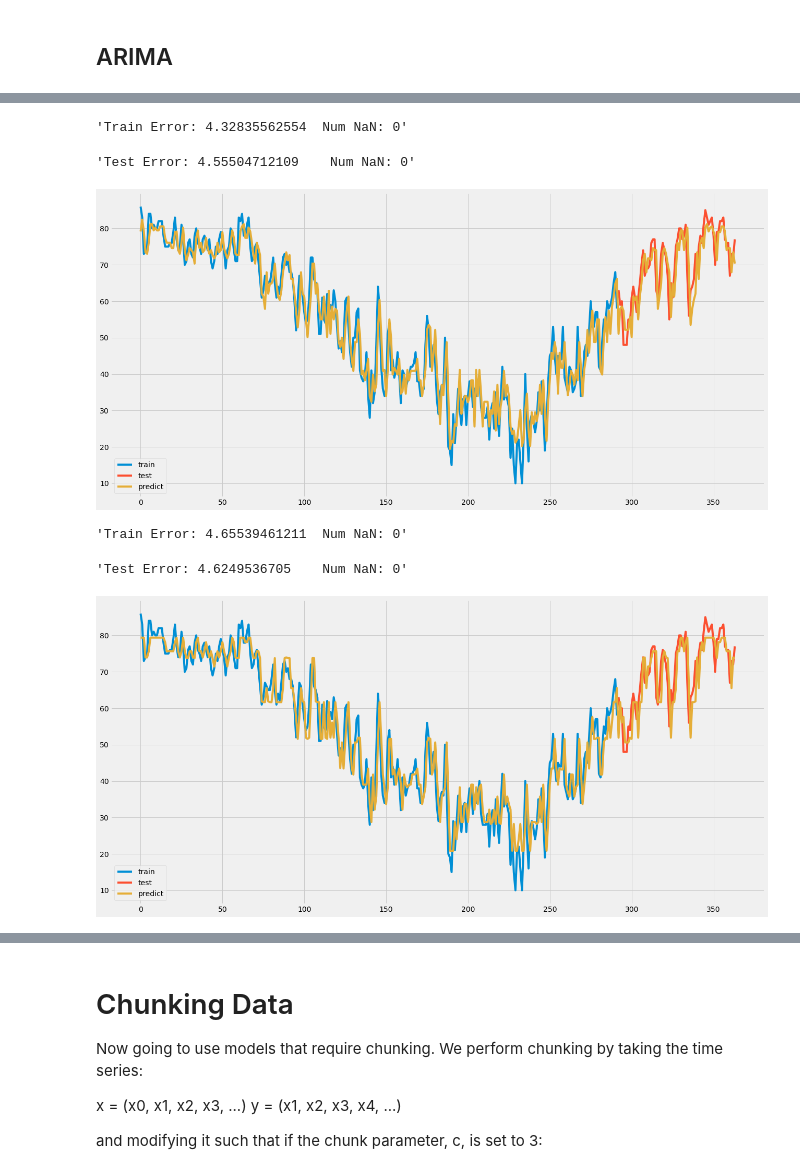
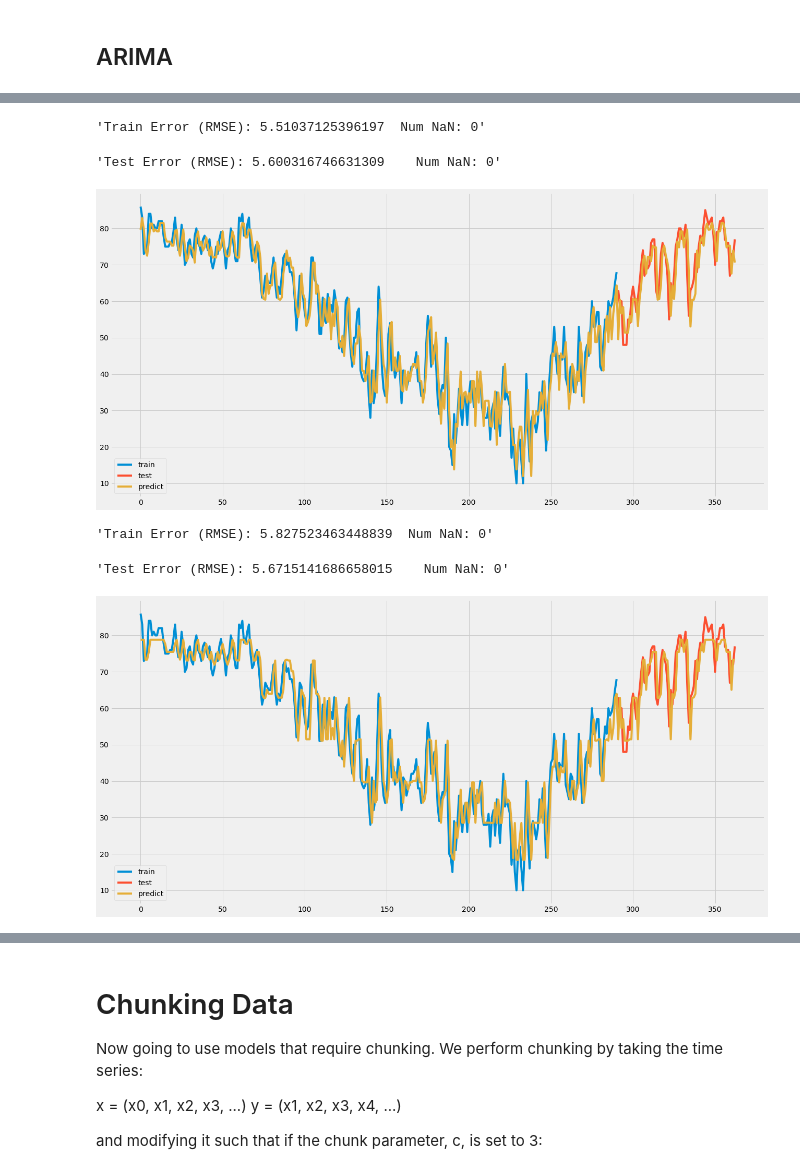
Before and after one commit to fdabek1/irregulartimeseries, a Jupyter notebook: 01-Basic.ipynb, the cells around one changed output, grey strips where cells are left out. Saved outputs shown, nothing was run; the diff lists cells and outputs as text; code cells hidden in the pictures.

```diff
--- a/01-Basic.ipynb
+++ b/01-Basic.ipynb
@@ -32,6 +32,6 @@ Raw Data means that the model simply takes the data as a sequence and no data ma
 # %% [markdown]
 ## ARIMA
 # %%
-model = ARIMA(analysis, use_features=False)
+model = ARIMA(analysis=analysis, use_features=False)
 analysis.run_model(model, name='ARIMA')
 # %% [output]
@@ -58,5 +58,5 @@ Total fit time: 61.627 seconds
 # %%
 from sklearn.neighbors import KNeighborsRegressor
-model = Regressor(analysis, KNeighborsRegressor)
+model = Regressor(analysis=analysis, regressor=KNeighborsRegressor)
 analysis.run_model(model, name='KNN')
 # %% [output]
@@ -66,5 +66,5 @@ analysis.run_model(model, name='KNN')
 # %%
 from sklearn.linear_model import SGDRegressor
-model = Regressor(analysis, SGDRegressor)
+model = Regressor(analysis=analysis, regressor=SGDRegressor)
 analysis.run_model(model, name='SGD')
 # %% [output]
@@ -74,18 +74,18 @@ analysis.run_model(model, name='SGD')
 # %%
 from sklearn.ensemble import RandomForestRegressor
-model = Regressor(analysis, RandomForestRegressor)
+model = Regressor(analysis=analysis, regressor=RandomForestRegressor)
 analysis.run_model(model, name='RandomForest')
 # %% [output]
-'Train Error: 4.32835562554  Num NaN: 0'
+'Train Error (RMSE): 5.51037125396197  Num NaN: 0'
-'Test Error: 4.55504712109    Num NaN: 0'
+'Test Error (RMSE): 5.600316746631309    Num NaN: 0'
-[figure, old version]
+[figure, new version]
 # %%
 from sklearn.ensemble import AdaBoostRegressor
-model = Regressor(analysis, AdaBoostRegressor)
+model = Regressor(analysis=analysis, regressor=AdaBoostRegressor)
 analysis.run_model(model, name='AdaBoost')
 # %% [output]
-'Train Error: 4.65539461211  Num NaN: 0'
+'Train Error (RMSE): 5.827523463448839  Num NaN: 0'
-'Test Error: 4.6249536705    Num NaN: 0'
+'Test Error (RMSE): 5.6715141686658015    Num NaN: 0'
-[figure, old version]
+[figure, new version]
 # %%
 from sklearn.gaussian_process import GaussianProcessRegressor
```
Also changed, not shown: parts of 12 cells of this notebook, 18 other files.
